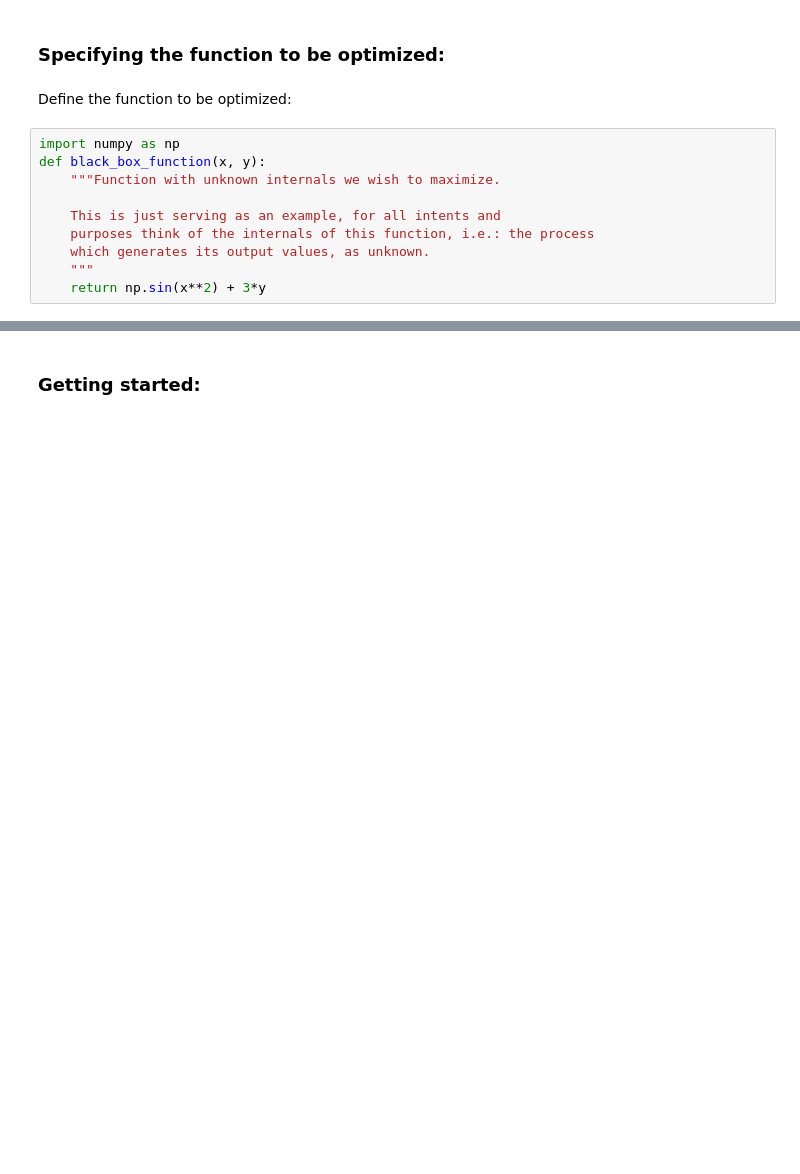
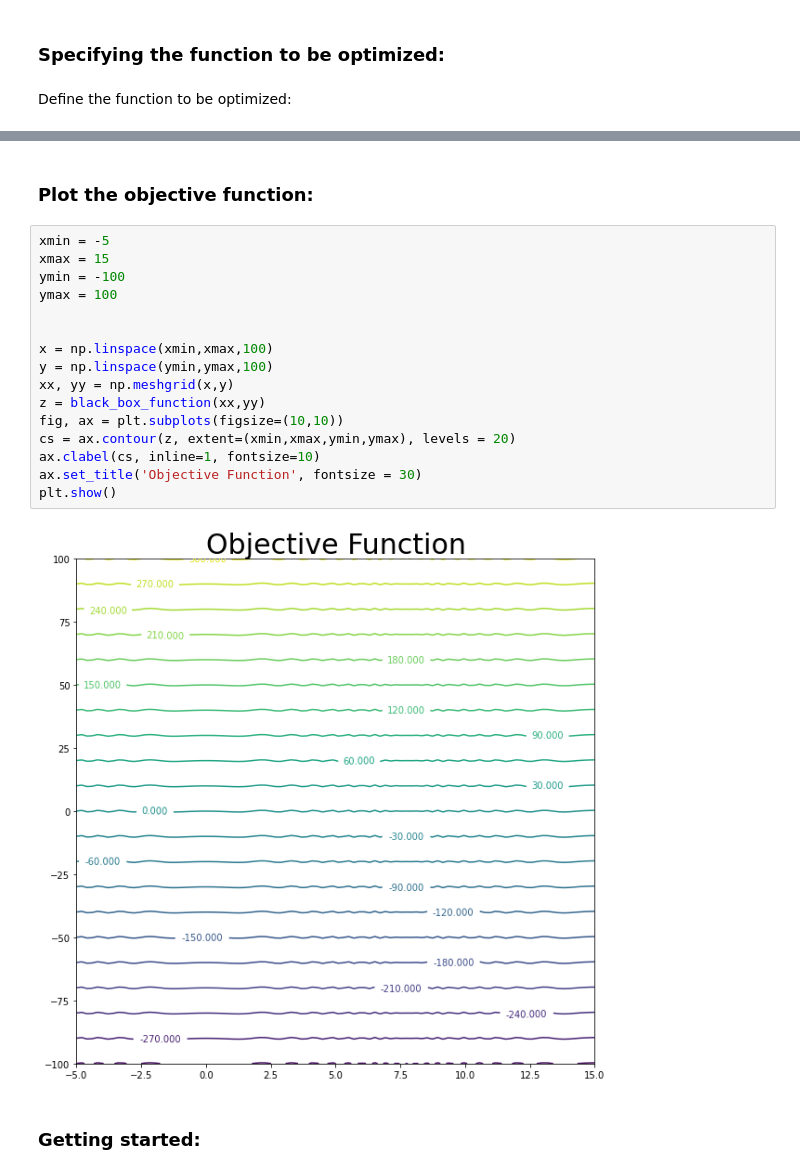
Before and after one commit to Optimistic-Optimizers/Black-Box-Optimization, a Jupyter notebook: Bayes_Opt.ipynb, the cells around one changed output, grey strips where cells are left out. Saved outputs shown, nothing was run; the diff lists cells and outputs as text; blank space fills up the shorter version.

Commit message:
Adding plot of function to be optimized.

```diff
--- a/Bayes_Opt.ipynb
+++ b/Bayes_Opt.ipynb
@@ -11,13 +11,3 @@
 ### Specifying the function to be optimized:
 # %% [markdown]
 Define the function to be optimized:
-# %%
-import numpy as np
-def black_box_function(x, y):
-    """Function with unknown internals we wish to maximize.
-
-    This is just serving as an example, for all intents and
-    purposes think of the internals of this function, i.e.: the process
-    which generates its output values, as unknown.
-    """
-    return np.sin(x**2) + 3*y
@@ -24,3 +26,23 @@ def black_box_function(x, y):
+# %% [markdown]
+### Plot the objective function:
+# %%
+xmin = -5
+xmax = 15
+ymin = -100
+ymax = 100
+
+
+x = np.linspace(xmin,xmax,100)
+y = np.linspace(ymin,ymax,100)
+xx, yy = np.meshgrid(x,y)
+z = black_box_function(xx,yy)
+fig, ax = plt.subplots(figsize=(10,10))
+cs = ax.contour(z, extent=(xmin,xmax,ymin,ymax), levels = 20)
+ax.clabel(cs, inline=1, fontsize=10)
+ax.set_title('Objective Function', fontsize = 30)
+plt.show()
+# %% [output]
+[figure, added]
 # %% [markdown]
 ### Getting started:
 # %% [markdown]
```
Also changed, not shown: parts of 3 cells of this notebook.
